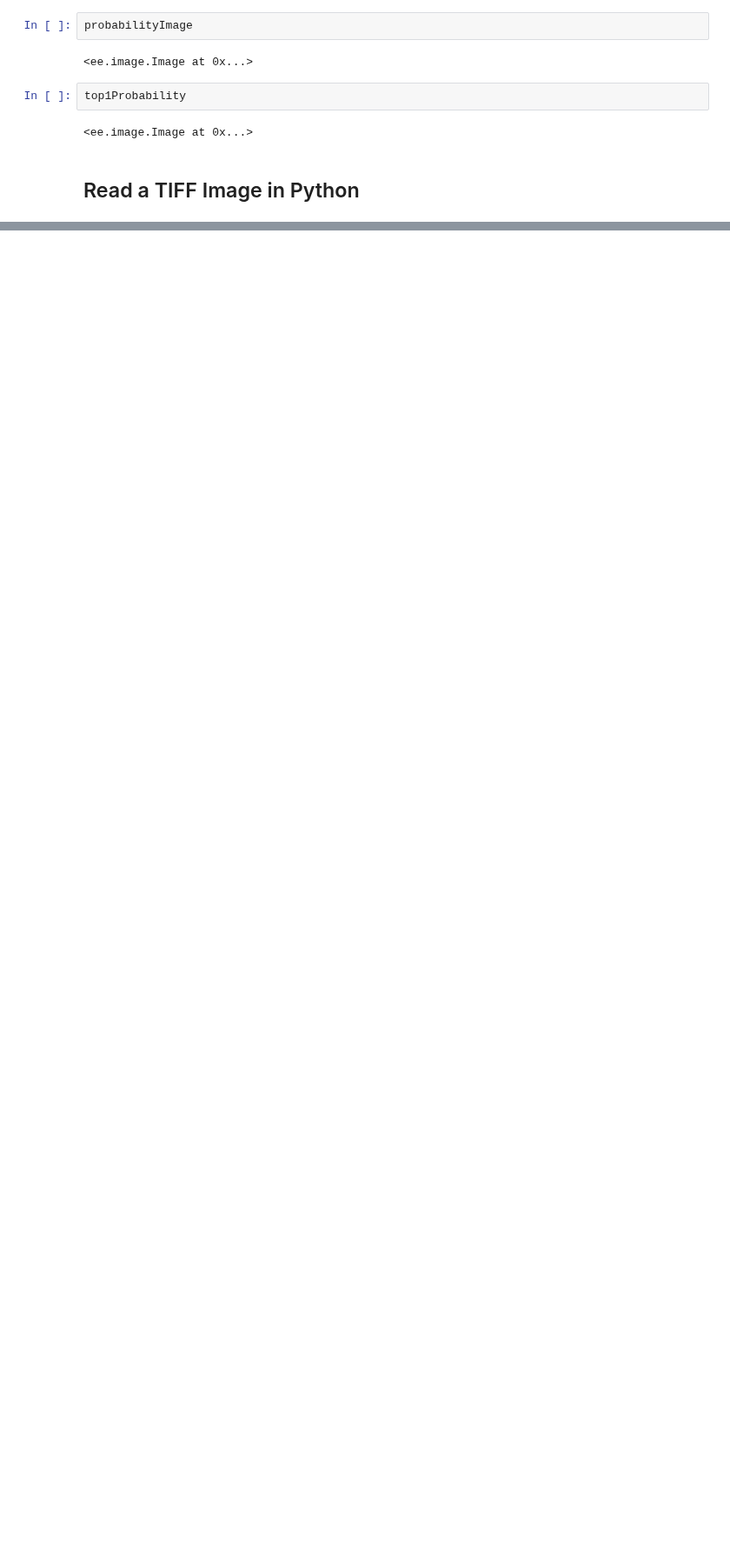
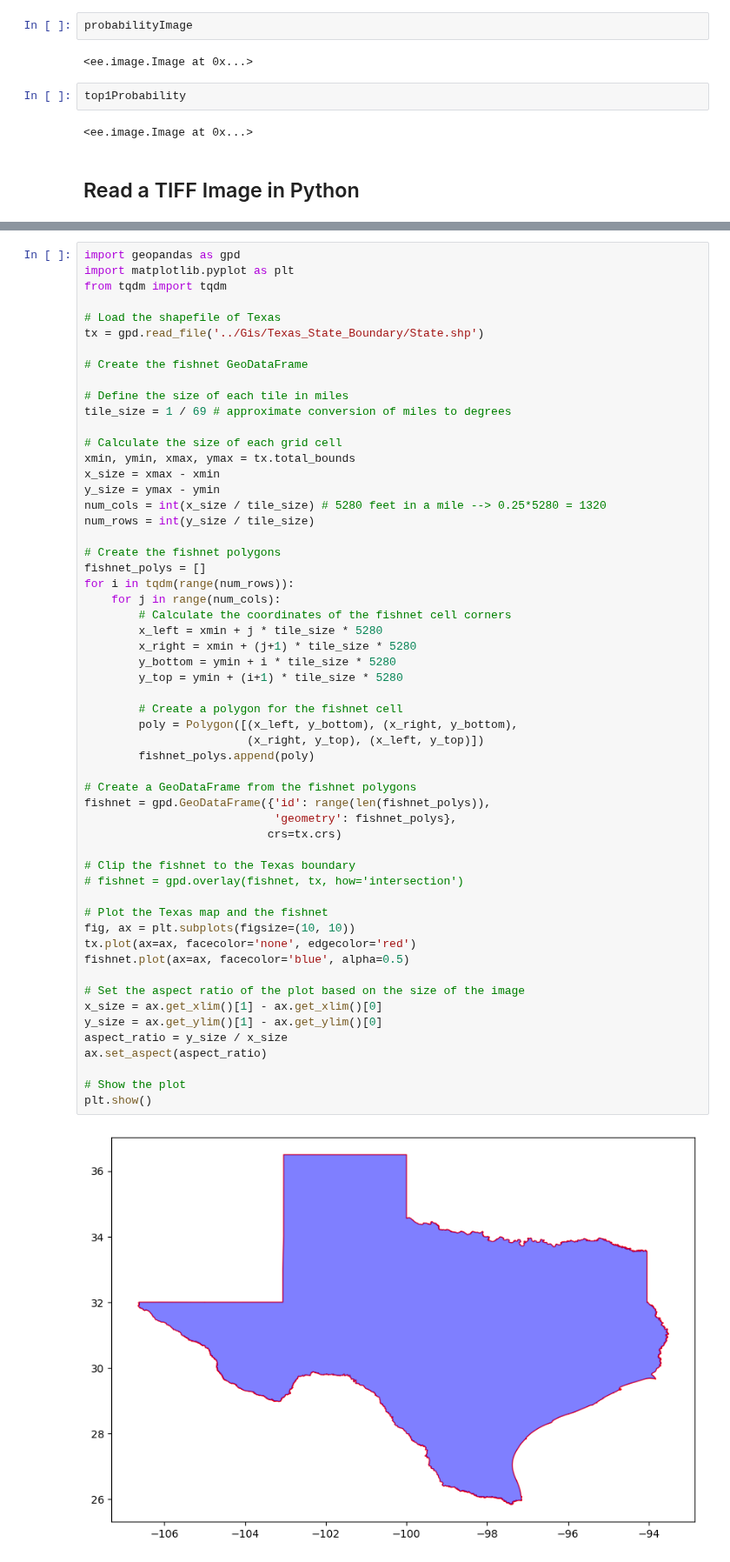
Before and after one commit to victor-radermecker/AdvancedLandCoverAnalytics-Pipeline, a Jupyter notebook: Google_Earth_Engine/dynamic-world-package-victor.ipynb, the cells around one changed output, grey strips where cells are left out. Shown at 87% size. Drawn from its saved outputs; the diff is of its cells as text; blank space fills up the shorter version.

```diff
--- a/Google_Earth_Engine/dynamic-world-package-victor.ipynb
+++ b/Google_Earth_Engine/dynamic-world-package-victor.ipynb
@@ -244,0 +328,58 @@ plt.show()
+# %%
+import geopandas as gpd
+import matplotlib.pyplot as plt
+from tqdm import tqdm
+
+# Load the shapefile of Texas
+tx = gpd.read_file('../Gis/Texas_State_Boundary/State.shp')
+
+# Create the fishnet GeoDataFrame
+
+# Define the size of each tile in miles
+tile_size = 1 / 69 # approximate conversion of miles to degrees
+
+# Calculate the size of each grid cell
+xmin, ymin, xmax, ymax = tx.total_bounds
+x_size = xmax - xmin
+y_size = ymax - ymin
+num_cols = int(x_size / tile_size) # 5280 feet in a mile --> 0.25*5280 = 1320
+num_rows = int(y_size / tile_size)
+
+# Create the fishnet polygons
+fishnet_polys = []
+for i in tqdm(range(num_rows)):
+    for j in range(num_cols):
+        # Calculate the coordinates of the fishnet cell corners
+        x_left = xmin + j * tile_size * 5280
+        x_right = xmin + (j+1) * tile_size * 5280
+        y_bottom = ymin + i * tile_size * 5280
+        y_top = ymin + (i+1) * tile_size * 5280
+
+        # Create a polygon for the fishnet cell
+        poly = Polygon([(x_left, y_bottom), (x_right, y_bottom),
+                        (x_right, y_top), (x_left, y_top)])
+        fishnet_polys.append(poly)
+
+# Create a GeoDataFrame from the fishnet polygons
+fishnet = gpd.GeoDataFrame({'id': range(len(fishnet_polys)),
+                            'geometry': fishnet_polys},
+                           crs=tx.crs)
+
+# Clip the fishnet to the Texas boundary
+# fishnet = gpd.overlay(fishnet, tx, how='intersection')
+
+# Plot the Texas map and the fishnet
+fig, ax = plt.subplots(figsize=(10, 10))
+tx.plot(ax=ax, facecolor='none', edgecolor='red')
+fishnet.plot(ax=ax, facecolor='blue', alpha=0.5)
+
+# Set the aspect ratio of the plot based on the size of the image
+x_size = ax.get_xlim()[1] - ax.get_xlim()[0]
+y_size = ax.get_ylim()[1] - ax.get_ylim()[0]
+aspect_ratio = y_size / x_size
+ax.set_aspect(aspect_ratio)
+
+# Show the plot
+plt.show()
+# %% [output]
+[figure, added]
```
Also changed, not shown: parts of 28 cells of this notebook.
